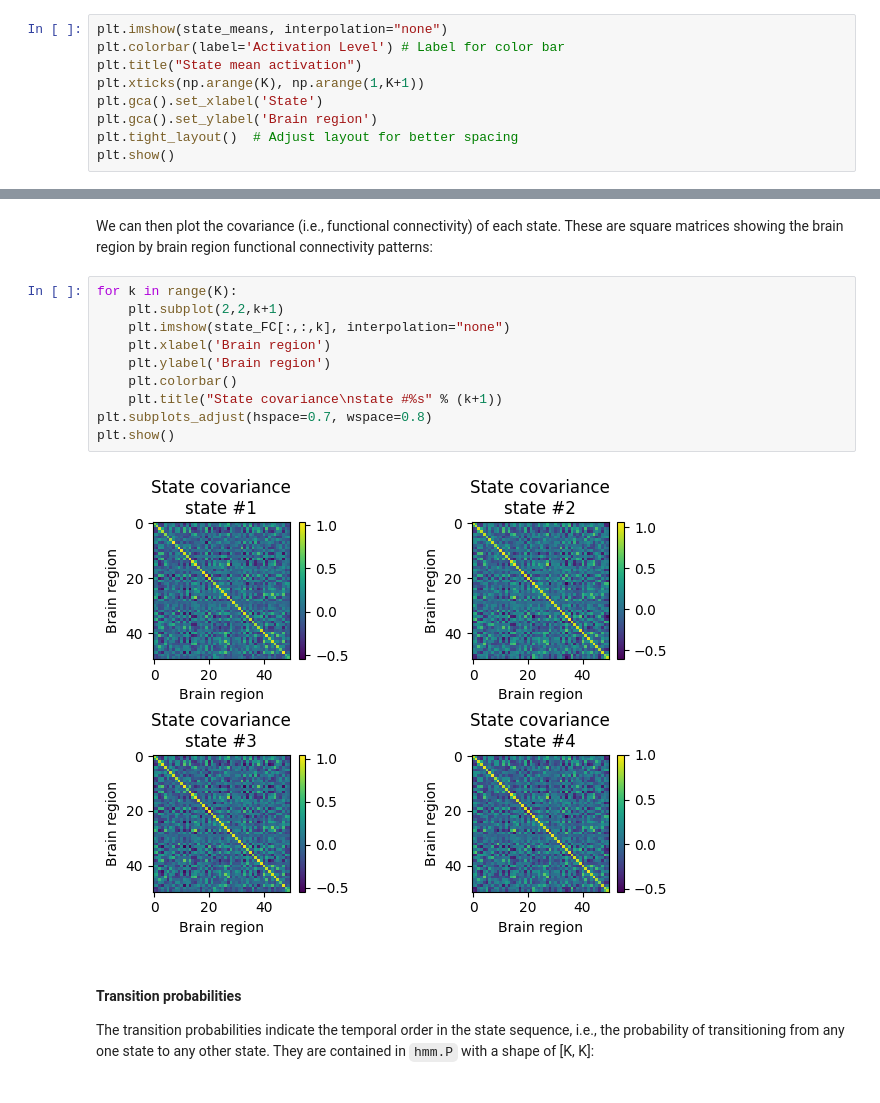
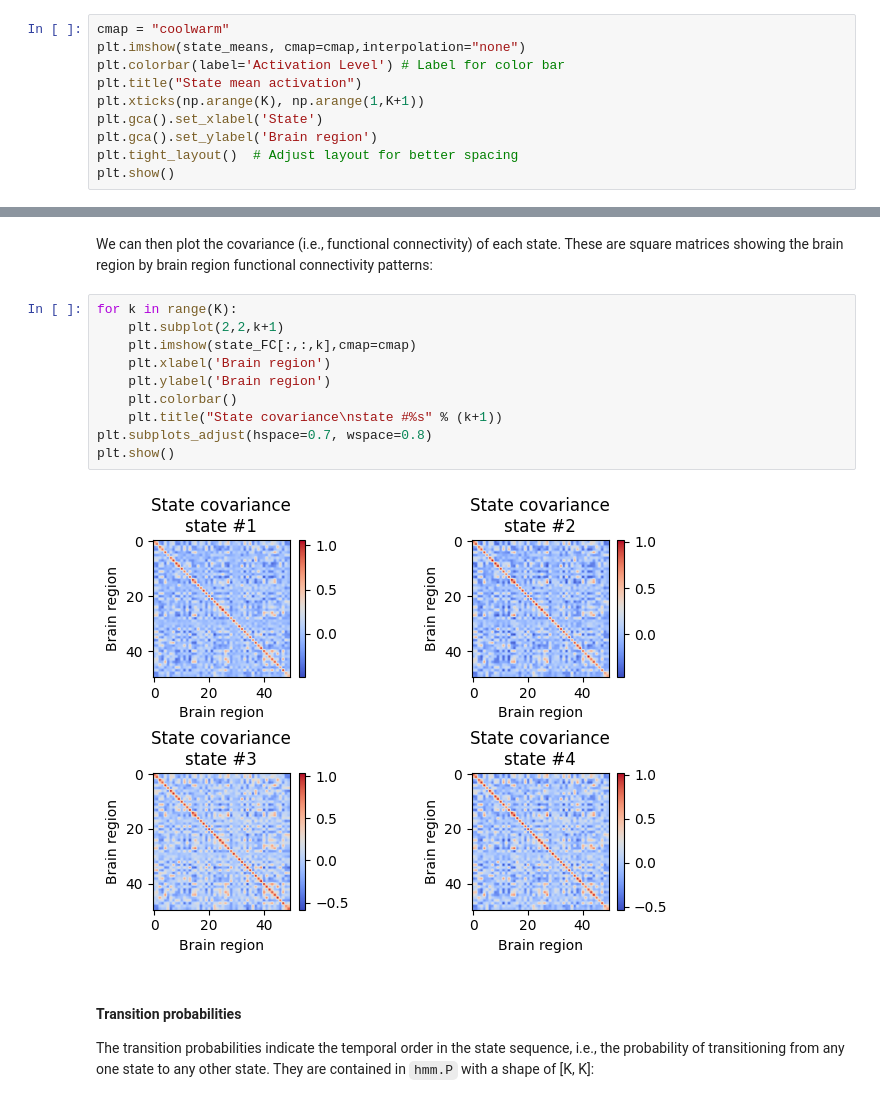
Before and after one commit to vidaurre/glhmm, a Jupyter notebook: docs/notebooks/GaussianHMM_example.ipynb, the cells around one changed output, grey strips where cells are left out. Cells and saved outputs as stored; diff of their text form.

```diff
--- a/docs/notebooks/GaussianHMM_example.ipynb
+++ b/docs/notebooks/GaussianHMM_example.ipynb
@@ -108,7 +122,8 @@ state_means = hmm.get_means() # the state means in the shape (no. features, no.
 # %% [markdown]
 We can then plot these amplitude patterns. This will show the states on the x-axis, each parcel/brain region/channel on the y-axis, and the mean activation of each parcel in each state as the color intensity.
 # %%
-plt.imshow(state_means, interpolation="none")
+cmap = "coolwarm"
+plt.imshow(state_means, cmap=cmap,interpolation="none")
 plt.colorbar(label='Activation Level') # Label for color bar
 plt.title("State mean activation")
 plt.xticks(np.arange(K), np.arange(1,K+1))
@@ -130,15 +145,15 @@ We can then plot the covariance (i.e., functional connectivity) of each state. T
 # %%
 for k in range(K):
     plt.subplot(2,2,k+1)
-    plt.imshow(state_FC[:,:,k], interpolation="none")
+    plt.imshow(state_FC[:,:,k],cmap=cmap)
     plt.xlabel('Brain region')
     plt.ylabel('Brain region')
     plt.colorbar()
     plt.title("State covariance\nstate #%s" % (k+1))
 plt.subplots_adjust(hspace=0.7, wspace=0.8)
 plt.show()
 # %% [output]
-[figure, old version]
+[figure, new version]
 # %% [markdown]
 #### Transition probabilities <a id="transition-probabilities"></a>
 The transition probabilities indicate the temporal order in the state sequence, i.e., the probability of transitioning from any one state to any other state. They are contained in `hmm.P` with a shape of [K, K]:
```
Also changed, not shown: parts of 8 cells of this notebook, 3 other files.
